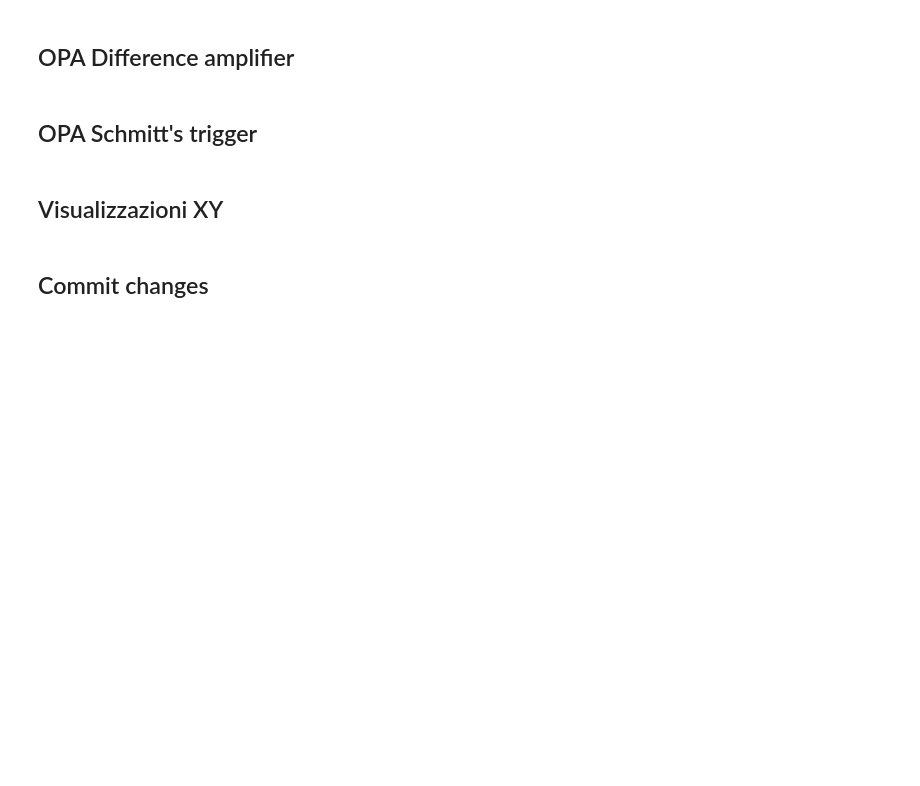
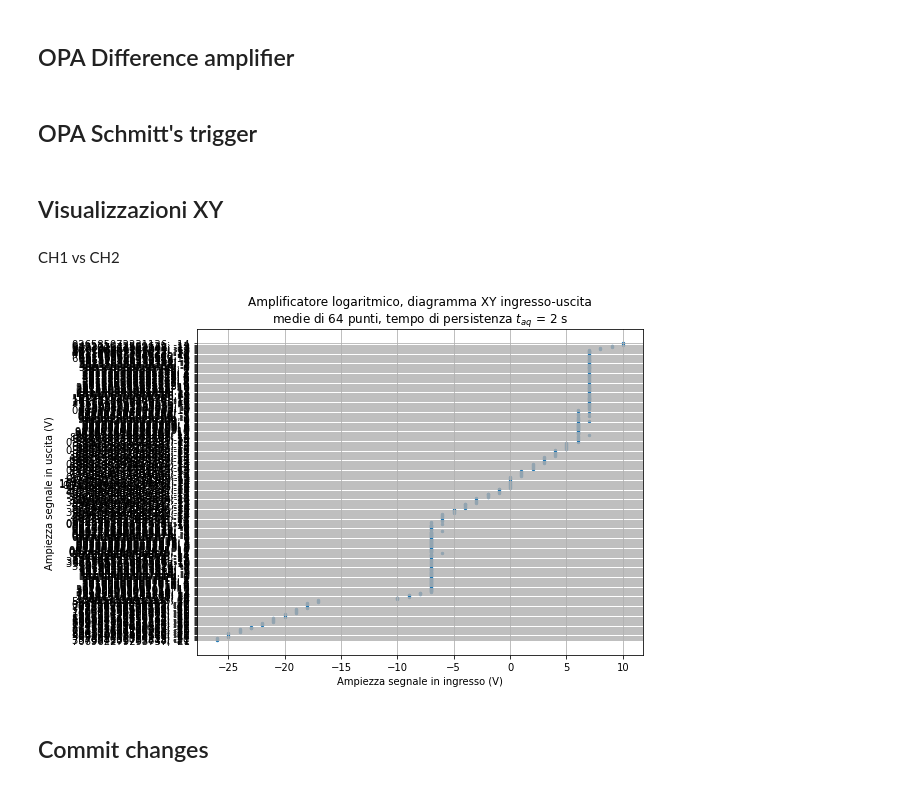
Before and after one commit to valeriopagliarino/Electronics-2021-UNITO-Public, a Jupyter notebook: analysis/3_Mixer_Diff_Trigger.ipynb, the cells around one changed output. Cells and saved outputs as stored; diff of their text form; code cells hidden in the pictures; blank space fills up the shorter version.

```diff
--- a/analysis/3_Mixer_Diff_Trigger.ipynb
+++ b/analysis/3_Mixer_Diff_Trigger.ipynb
@@ -211,6 +211,20 @@ t6_ch2_f = openTek(f'{DATADIR}/7-10-21/OPA_trigger_out_of_range/F0016CH2.CSV')
 t6_ch2_f = openTek(f'{DATADIR}/7-10-21/OPA_trigger_out_of_range/F0016CH3.CSV')
 # %% [markdown]
 ## Visualizzazioni XY
+# %% [markdown]
+CH1 vs CH2
+# %%
+logXY = pd.read_csv(f"{DATADIR}/7-10-21/XY/Hist_100Hz.csv")
+
+fig, ax = plt.subplots(nrows = 1, ncols = 1, figsize=(8, 6))
+ax.scatter(logXY.to_numpy().transpose()[0], logXY.to_numpy().transpose()[1], s=6)
+
+ax.set(xlabel='Ampiezza segnale in ingresso (V)', ylabel='Ampiezza segnale in uscita (V)',
+       title='Amplificatore logaritmico, diagramma XY ingresso-uscita\nmedie di 64 punti, tempo di persistenza $t_{aq}$ = 2 s')
+
+ax.grid()
+# %% [output]
+[figure, added]
 # %% [markdown]
 ## Commit changes
 # %%
```
